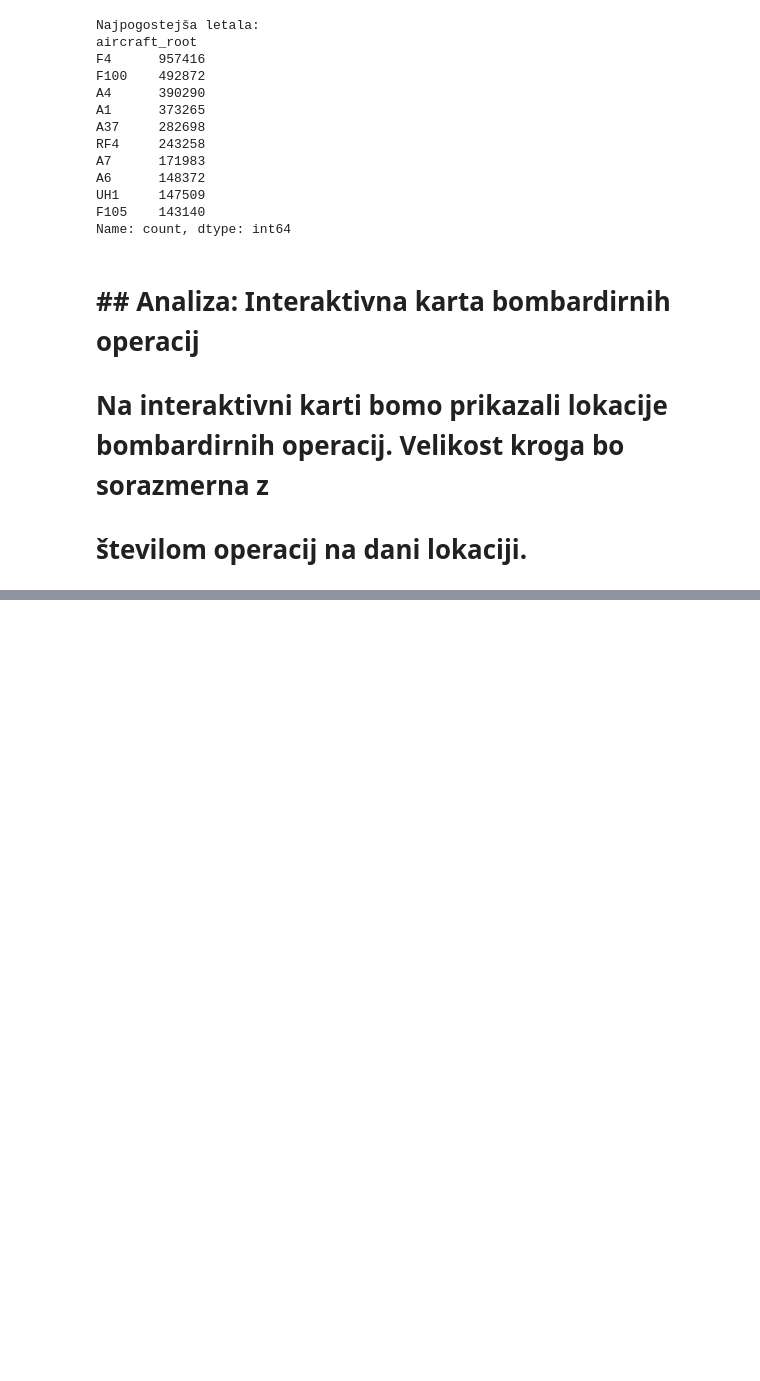
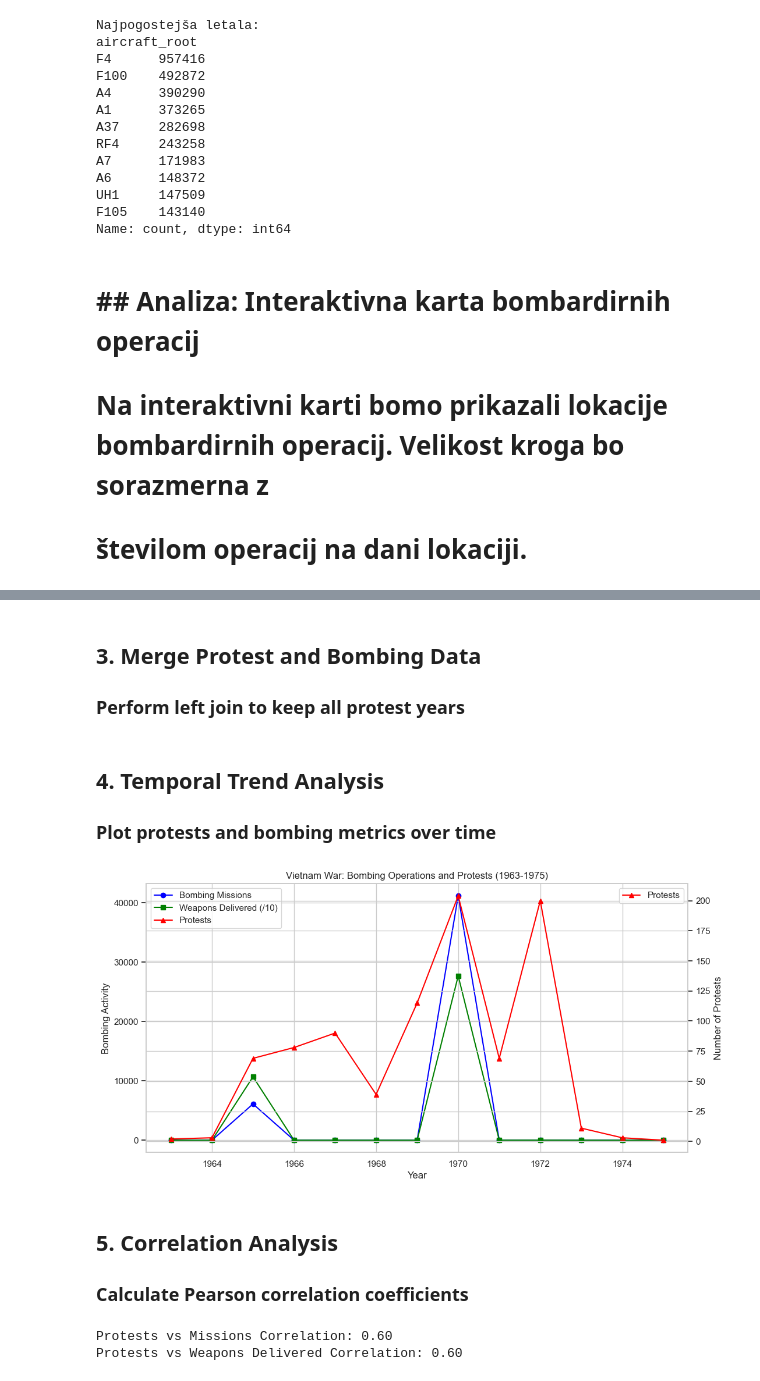
Before and after one commit to domen-jersek/Python_projektna_naloga, a Jupyter notebook: projektna.ipynb, the cells around one changed output, grey strips where cells are left out. Cells and saved outputs as stored; diff of their text form; code cells hidden in the pictures; blank space fills up the shorter version.

Commit message:
added public backlash comparison to num of missions

```diff
--- a/projektna.ipynb
+++ b/projektna.ipynb
@@ -149,0 +208,59 @@ m.save('map.html')
+# %%
+# Filter only kinetic combat missions (actual weapons delivery)
+kinetic_df = df[df['mfunc_desc_class'] == 'KINETIC']
+
+# Aggregate data by year
+bombing_agg = kinetic_df.groupby('Year').agg(
+    Missions=('thor_data_viet_id', 'count'),
+    Weapons_Delivered=('numweaponsdelivered', 'sum')
+).reset_index()
+# %% [markdown]
+## 3. Merge Protest and Bombing Data
+### Perform left join to keep all protest years
+# %%
+merged_df = pd.merge(protests_df, bombing_agg, on='Year', how='left').fillna(0)
+
+# Convert weapons to thousands for better axis scaling
+merged_df['Weapons_Delivered'] = merged_df['Weapons_Delivered'] / 10
+# %% [markdown]
+## 4. Temporal Trend Analysis
+### Plot protests and bombing metrics over time
+# %%
+plt.figure(figsize=(12, 6))
+ax = plt.gca()
+
+# Plot bombing data
+merged_df.plot(x='Year', y='Missions', ax=ax, color='blue', marker='o', label='Bombing Missions')
+merged_df.plot(x='Year', y='Weapons_Delivered', ax=ax, color='green', marker='s',
+               label='Weapons Delivered (/10)')
+
+# Plot protests on secondary axis
+ax2 = ax.twinx()
+merged_df.plot(x='Year', y='Protests', ax=ax2, color='red', marker='^', label='Protests')
+
+# Formatting
+ax.set_ylabel('Bombing Activity')
+ax2.set_ylabel('Number of Protests')
+ax.set_title('Vietnam War: Bombing Operations and Protests (1963-1975)')
+lines, labels = ax.get_legend_handles_labels()
+lines2, labels2 = ax2.get_legend_handles_labels()
+ax.legend(lines + lines2, labels + labels2, loc='upper left')
+
+plt.show()
+# %% [output]
+[figure, added]
+# %% [markdown]
+## 5. Correlation Analysis
+### Calculate Pearson correlation coefficients
+# %%
+# Calculate correlations only for years with bombing data (1970-1974)
+corr_df = merged_df[merged_df['Year'].between(1970, 1974)]
+
+mission_corr = corr_df[['Protests', 'Missions']].corr().iloc[0,1]
+weapons_corr = corr_df[['Protests', 'Weapons_Delivered']].corr().iloc[0,1]
+
+print(f"Protests vs Missions Correlation: {mission_corr:.2f}")
+print(f"Protests vs Weapons Delivered Correlation: {weapons_corr:.2f}")
+# %% [output]
+Protests vs Missions Correlation: 0.60
+Protests vs Weapons Delivered Correlation: 0.60
```
Also changed, not shown: parts of 8 cells of this notebook.
